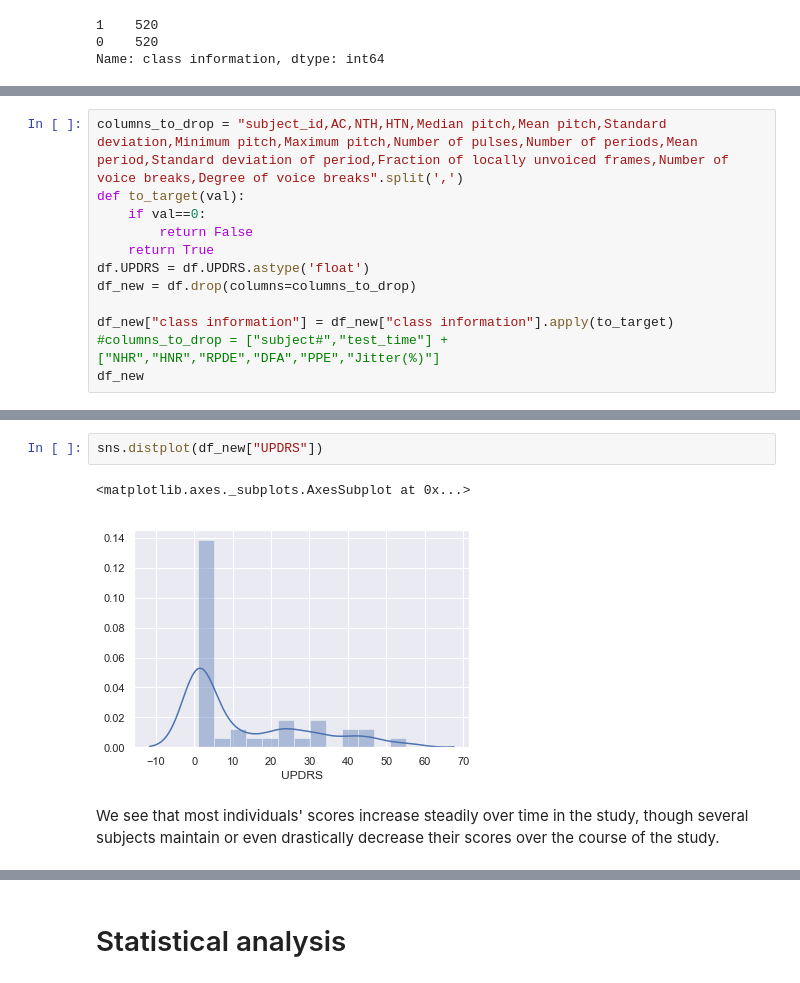
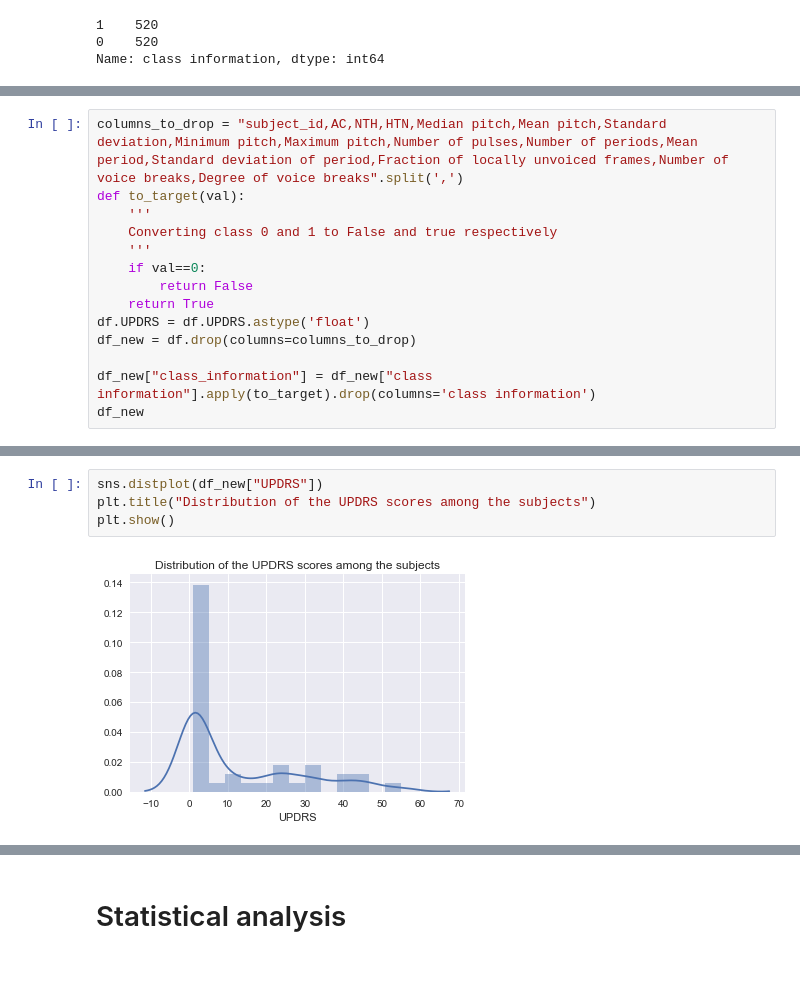
Before and after one commit to Virtusa-vLife/Use-Cases, a Jupyter notebook: Parkinson's Disease/Notebooks/Parkinsons's disease prediction(Classification).ipynb, the cells around one changed output, grey strips where cells are left out. Cells and saved outputs as stored; diff of their text form.

```diff
--- a/Parkinson's Disease/Notebooks/Parkinsons's disease prediction(Classification).ipynb
+++ b/Parkinson's Disease/Notebooks/Parkinsons's disease prediction(Classification).ipynb
@@ -137,14 +141,16 @@ Name: class information, dtype: int64
 # %%
 columns_to_drop = "subject_id,AC,NTH,HTN,Median pitch,Mean pitch,Standard deviation,Minimum pitch,Maximum pitch,Number of pulses,Number of periods,Mean period,Standard deviation of period,Fraction of locally unvoiced frames,Number of voice breaks,Degree of voice breaks".split(',')
 def to_target(val):
+    '''
+    Converting class 0 and 1 to False and true respectively
+    '''
     if val==0:
         return False
     return True
 df.UPDRS = df.UPDRS.astype('float')
 df_new = df.drop(columns=columns_to_drop)
 
-df_new["class information"] = df_new["class information"].apply(to_target)
-#columns_to_drop = ["subject#","test_time"] + ["NHR","HNR","RPDE","DFA","PPE","Jitter(%)"]
+df_new["class_information"] = df_new["class information"].apply(to_target).drop(columns='class information')
 df_new
 # %% [output]
 |  | Jitter (local) | Jitter (local. absolute) | Jitter (rap) | Jitter (ppq5) | Jitter (ddp) | Shimmer (local) | ... |
@@ -173,7 +174,6 @@ The distribution of female scores shows the majority are clustered around the me
-# %%
-sns.distplot(df_new["UPDRS"])
-# %% [output]
-<matplotlib.axes._subplots.AxesSubplot at 0x...>
-[figure, removed]
-# %% [markdown]
-We see that most individuals' scores increase steadily over time in the study, though several subjects maintain or even drastically decrease their scores over the course of the study.
+# %%
+sns.distplot(df_new["UPDRS"])
+plt.title("Distribution of the UPDRS scores among the subjects")
+plt.show()
+# %% [output]
+[figure, added]
```
Also changed, not shown: parts of 40 cells of this notebook.
